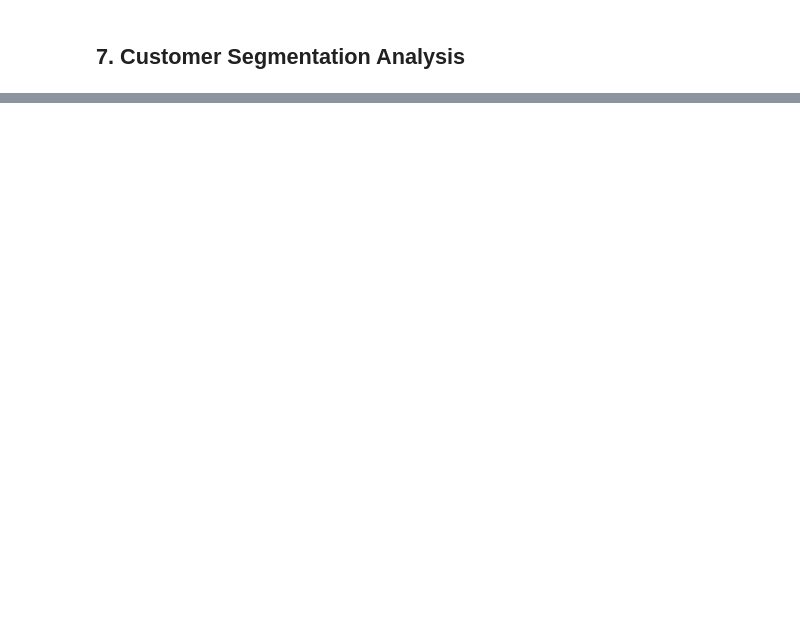
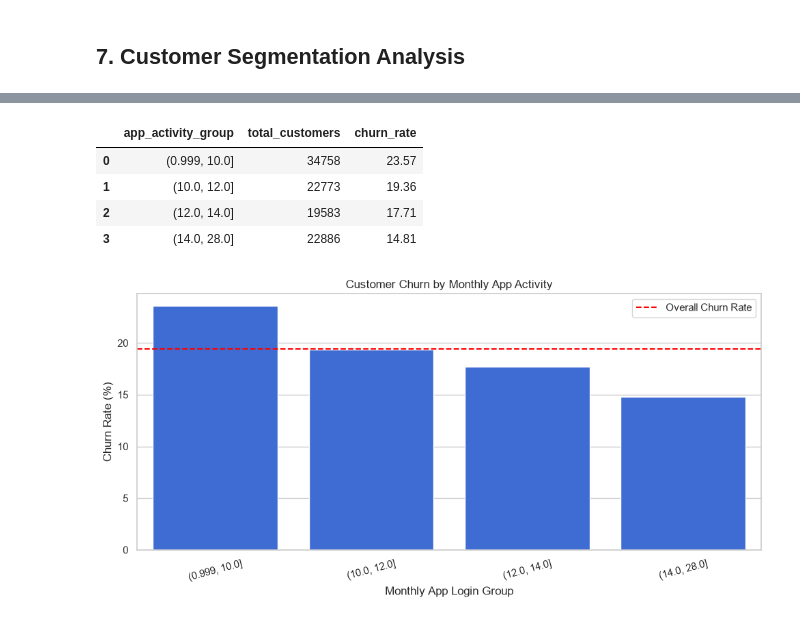
Before and after one commit to DataByThinh/credit-card-churn-retention-analytics, a Jupyter notebook: notebook/01_eda.ipynb, the cells around one changed output, grey strips where cells are left out. Saved outputs shown, nothing was run; the diff lists cells and outputs as text; code cells hidden in the pictures; blank space fills up the shorter version.

```diff
--- a/notebook/01_eda.ipynb
+++ b/notebook/01_eda.ipynb
@@ -428,0 +504,53 @@ display(card_churn)
+# %%
+df_eda = df.copy()
+
+df_eda["app_activity_group"] = pd.qcut(
+    df_eda["app_logins_monthly"],
+    q=4,
+    duplicates="drop"
+)
+
+app_analysis = (
+    df_eda.groupby("app_activity_group", observed=True)
+    .agg(
+        total_customers=("customer_id", "count"),
+        churn_rate=("churned", "mean")
+    )
+    .reset_index()
+)
+
+app_analysis["churn_rate"] *= 100
+
+display(app_analysis)
+
+plt.figure(figsize=(10, 5))
+
+sns.barplot(
+    data=app_analysis,
+    x="app_activity_group",
+    y="churn_rate",
+    color="#2563EB"
+)
+
+plt.axhline(
+    churn_rate,
+    color="red",
+    linestyle="--",
+    label="Overall Churn Rate"
+)
+
+plt.title("Customer Churn by Monthly App Activity")
+plt.xlabel("Monthly App Login Group")
+plt.ylabel("Churn Rate (%)")
+plt.xticks(rotation=15)
+
+plt.legend()
+plt.tight_layout()
+plt.show()
+# %% [output]
+|  | app_activity_group | total_customers | churn_rate |
+| 0 | (0.999, 10.0] | 34758 | 23.57 |
+| 1 | (10.0, 12.0] | 22773 | 19.36 |
+| 2 | (12.0, 14.0] | 19583 | 17.71 |
+| 3 | (14.0, 28.0] | 22886 | 14.81 |
+[figure, added]
```
Also changed, not shown: parts of 21 cells of this notebook.
